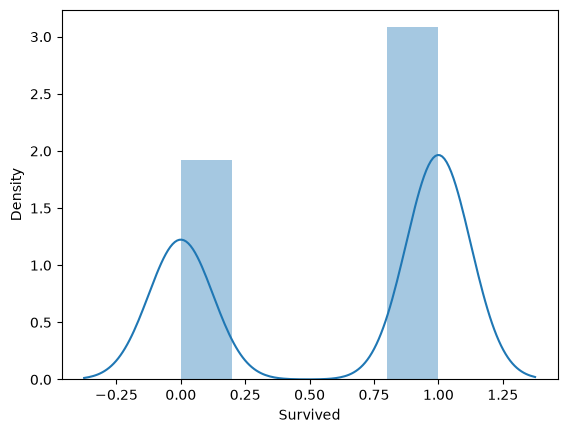
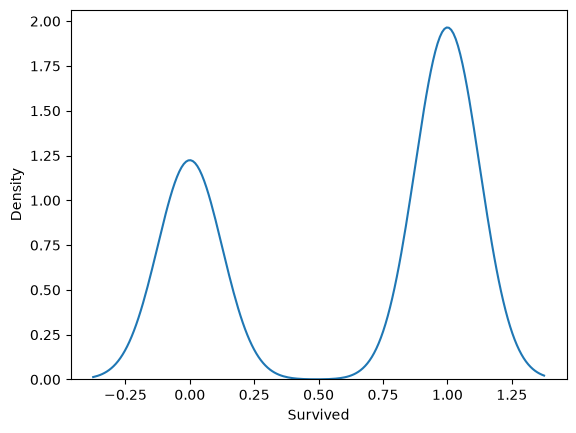
Unified diff of the notebook cell whose output changed from the first chart to the second:
--- before
+++ after
@@ -1 +1 @@
-sns.distplot(titanic['Survived']==0)
+sns.distplot(titanic['Survived']==0, hist=False)

Commit: updated